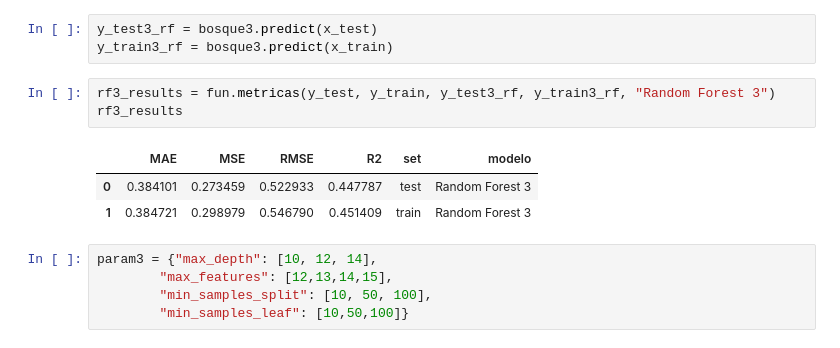
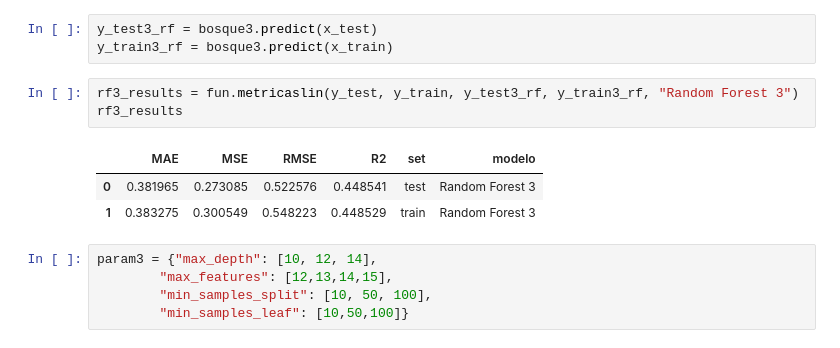
Before and after one commit to Adalab/promo-d-da-modulo1-sprint2-Paloma_Paula_Iris, a Jupyter notebook: 1.regresion_lineal/r_lineal/11_random_forest.ipynb, the cells around one changed output. Saved outputs shown, nothing was run; the diff lists cells and outputs as text.

```diff
--- a/1.regresion_lineal/r_lineal/11_random_forest.ipynb
+++ b/1.regresion_lineal/r_lineal/11_random_forest.ipynb
@@ -236,12 +233,12 @@ RandomForestRegressor(max_depth=10, max_features=6, min_samples_leaf=5,
 y_test3_rf = bosque3.predict(x_test)
 y_train3_rf = bosque3.predict(x_train)
 # %%
-rf3_results = fun.metricas(y_test, y_train, y_test3_rf, y_train3_rf, "Random Forest 3")
+rf3_results = fun.metricaslin(y_test, y_train, y_test3_rf, y_train3_rf, "Random Forest 3")
 rf3_results
 # %% [output]
 |  | MAE | MSE | RMSE | R2 | set | modelo |
-| 0 | 0.384101 | 0.273459 | 0.522933 | 0.447787 | test | Random Forest 3 |
-| 1 | 0.384721 | 0.298979 | 0.546790 | 0.451409 | train | Random Forest 3 |
+| 0 | 0.381965 | 0.273085 | 0.522576 | 0.448541 | test | Random Forest 3 |
+| 1 | 0.383275 | 0.300549 | 0.548223 | 0.448529 | train | Random Forest 3 |
 # %%
 param3 = {"max_depth": [10, 12, 14],
         "max_features": [12,13,14,15],
```
Also changed, not shown: parts of 20 cells of this notebook, 4 other files.
